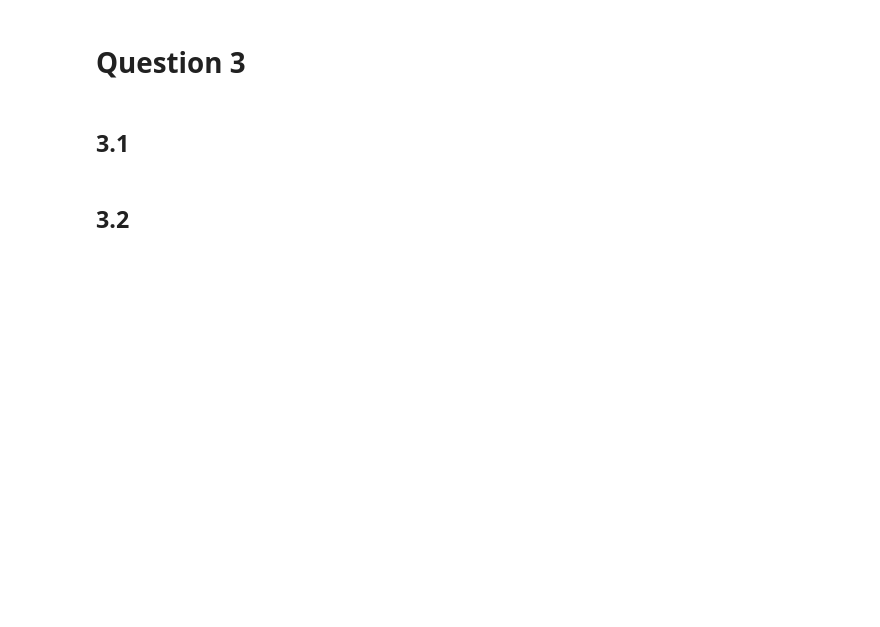
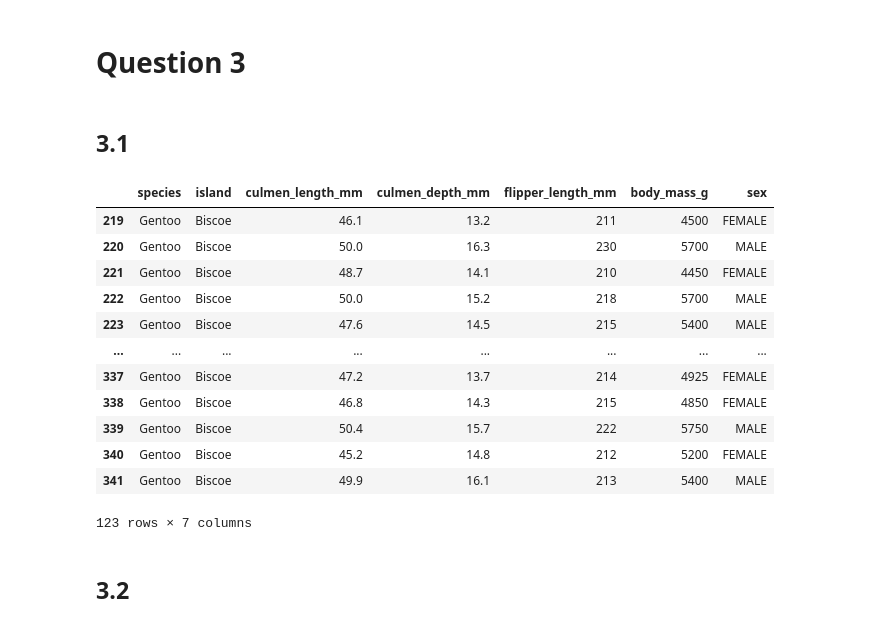
Before and after one commit to ajbarrows/uvmbayes, a Jupyter notebook: notebooks/problem_sets/20240927-problem_set_2.ipynb, the cells around one changed output. Drawn from its saved outputs; the diff is of its cells as text; code cells hidden in the pictures; blank space fills up the shorter version.

```diff
--- a/notebooks/problem_sets/20240927-problem_set_2.ipynb
+++ b/notebooks/problem_sets/20240927-problem_set_2.ipynb
@@ -26,6 +26,22 @@ def load_data(fpath: str | os.PathLike = "../../data/01_raw/penguins.csv"
 df = load_data()
 our_penguin = "Gentoo"
 gentoo = df[df['species'] == our_penguin]
+# %%
+gentoo
+# %% [output]
+|  | species | island | culmen_length_mm | culmen_depth_mm | flipper_length_mm | body_mass_g | sex |
+| 219 | Gentoo | Biscoe | 46.1 | 13.2 | 211 | 4500 | FEMALE |
+| 220 | Gentoo | Biscoe | 50.0 | 16.3 | 230 | 5700 | MALE |
+| 221 | Gentoo | Biscoe | 48.7 | 14.1 | 210 | 4450 | FEMALE |
+| 222 | Gentoo | Biscoe | 50.0 | 15.2 | 218 | 5700 | MALE |
+| 223 | Gentoo | Biscoe | 47.6 | 14.5 | 215 | 5400 | MALE |
+| ... | ... | ... | ... | ... | ... | ... | ... |
+| 337 | Gentoo | Biscoe | 47.2 | 13.7 | 214 | 4925 | FEMALE |
+| 338 | Gentoo | Biscoe | 46.8 | 14.3 | 215 | 4850 | FEMALE |
+| 339 | Gentoo | Biscoe | 50.4 | 15.7 | 222 | 5750 | MALE |
+| 340 | Gentoo | Biscoe | 45.2 | 14.8 | 212 | 5200 | FEMALE |
+| 341 | Gentoo | Biscoe | 49.9 | 16.1 | 213 | 5400 | MALE |
+123 rows × 7 columns
 # %% [markdown]
 ## 3.2
 # %%
```
Also changed, not shown: parts of 10 cells of this notebook, 7 other files.
